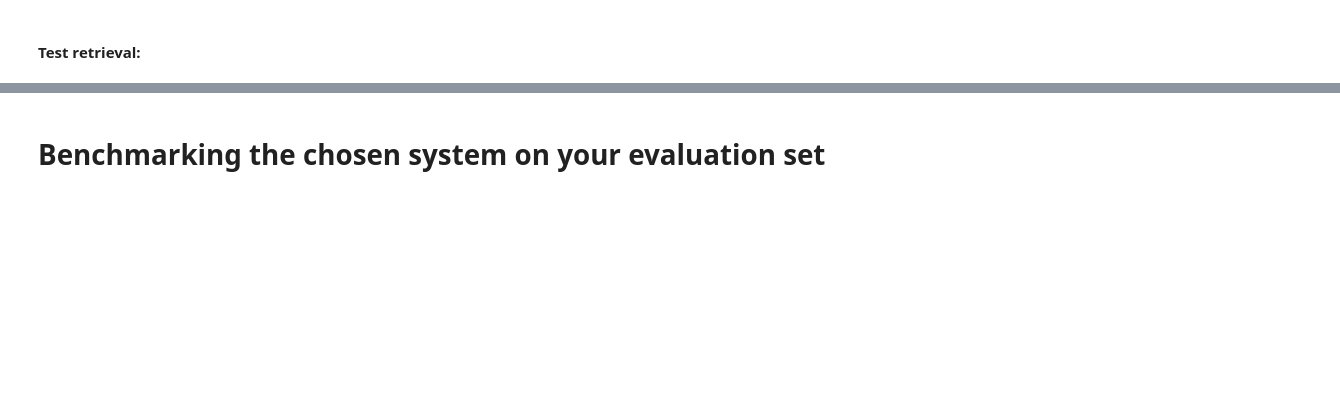
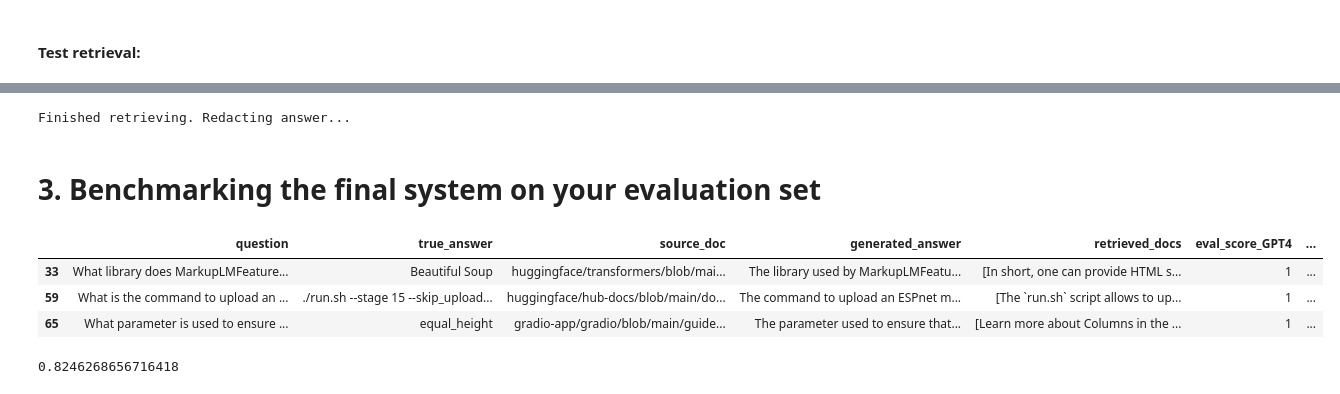
Before and after one commit to aymeric-roucher/RAG_cookbook, a Jupyter notebook: retrieval_augmented_generation.ipynb, the cells around one changed output, grey strips where cells are left out. Drawn from its saved outputs; the diff is of its cells as text; code cells hidden in the pictures; blank space fills up the shorter version.

```diff
--- a/retrieval_augmented_generation.ipynb
+++ b/retrieval_augmented_generation.ipynb
@@ -380,5 +418,6 @@ def answer_question(question, llm, num_retrieved_docs: int = 15, num_reranked_do
 # %%
 question = "how to create a pipeline object?"
+answer, relevant_docs = answer_question(question, get_llm_answer, KNOWLEDGE_INDEX, RERANKER)
+# %% [output]
+Finished retrieving. Redacting answer...
-# %%
-answer, relevant_docs = answer_question(question, llm)
 # %%
@@ -393,2 +429,32 @@ pretty_print_answer(answer, relevant_docs)
 # %% [markdown]
-# Benchmarking the chosen system on your evaluation set
+# 3. Benchmarking the final system on your evaluation set
+# %%
+import json
+
+try: # load previous generations if they exist
+    with open(f'output/rag_evaluation_results_noreranker.json', 'r') as f:
+        outputs = json.load(f)
+except:
+    outputs = []
+
+
+for example in tqdm(eval_dataset['train']):
+    question = example['question']
+    if question in [output['question'] for output in outputs]:
+        continue
+
+    answer, relevant_docs = answer_question(question, get_llm_answer, KNOWLEDGE_INDEX, RERANKER, use_reranker=False)
+    print(':::::::')
+    print(f'Question: {question}')
+    print(f'Answer: {answer}')
+    print(f'True answer: {example["answer"]}')
+    outputs.append({
+        "question": question,
+        "true_answer": example['answer'],
+        "source_doc": example['source_doc'],
+        "generated_answer": answer,
+        "retrieved_docs": [doc.page_content for doc in relevant_docs],
+    })
+
+    with open(f'output/rag_evaluation_results_noreranker.json', 'w') as f:
+        json.dump(outputs, f)
@@ -394,0 +525,16 @@ pretty_print_answer(answer, relevant_docs)
+# %%
+results_df = pd.DataFrame(outputs)
+results_df = results_df.loc[~results_df['eval_feedback_GPT4'].isna()]
+results_df['eval_score_GPT4'] = results_df['eval_score_GPT4'].astype(int)
+performance_percentage = (results_df['eval_score_GPT4'] - 1).mean() / 4 # We convert the 1-5 int scale to a 0-1 float scale
+# %%
+results_df.loc[results_df['eval_score_GPT4'] < 3].head()
+# %% [output]
+|  | question | true_answer | source_doc | generated_answer | retrieved_docs | eval_score_GPT4 | ... |
+| 33 | What library does MarkupLMFeature... | Beautiful Soup | huggingface/transformers/blob/mai... | The library used by MarkupLMFeatu... | [In short, one can provide HTML s... | 1 | ... |
+| 59 | What is the command to upload an ... | ./run.sh --stage 15 --skip_upload... | huggingface/hub-docs/blob/main/do... | The command to upload an ESPnet m... | [The `run.sh` script allows to up... | 1 | ... |
+| 65 | What parameter is used to ensure ... | equal_height | gradio-app/gradio/blob/main/guide... | The parameter used to ensure that... | [Learn more about Columns in the ... | 1 | ... |
+# %%
+performance_percentage
+# %% [output]
+0.8246268656716418
```
Also changed, not shown: parts of 43 cells of this notebook, 4 other files.
